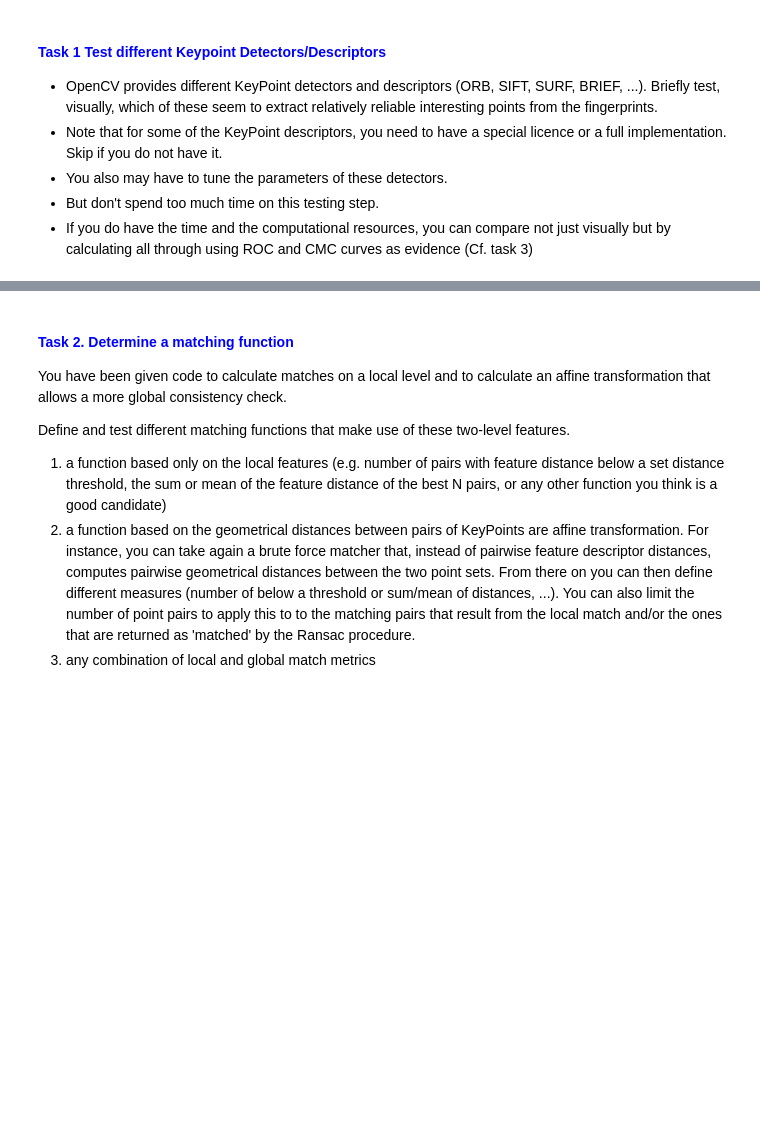
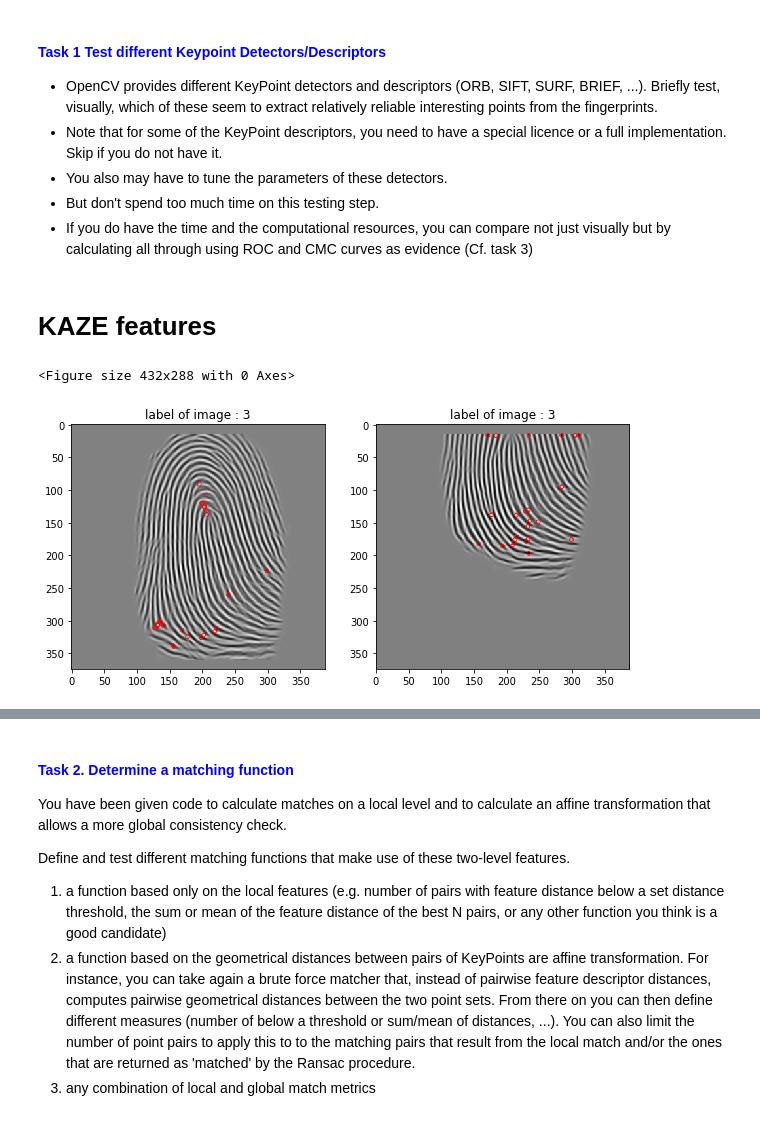
Before and after one commit to JesusGarciaRamirez/Biometrics, a Jupyter notebook: Assigment2/assignment_2.ipynb, the cells around one changed output, grey strips where cells are left out. Cells and saved outputs as stored; diff of their text form; code cells hidden in the pictures; blank space fills up the shorter version.

```diff
--- a/Assigment2/assignment_2.ipynb
+++ b/Assigment2/assignment_2.ipynb
@@ -328,3 +506,22 @@ Implement the following tasks for one of the 4 databases. I suggest either DB1 o
 * But don't spend too much time on this testing step.
 * If you do have the time and the computational resources, you can compare not just visually but by calculating all through using ROC and CMC curves as evidence (Cf. task 3)
 </font>
+# %%
+#set up
+dataset_path= "./fprdata/DB1_enhanced.p"
+detector_opts={} # Default options
+detector=cv2.ORB_create
+fpmatcher_default=fpMatcher(dataset_path,detector,detector_opts,cv2.NORM_HAMMING)
+
+#Sampling genuine pair of fp
+images,masks,labels= fpmatcher_default.get_samples_info(fpmatcher_default.sample_pairs(genuine=True))
+# %% [markdown]
+# KAZE features
+# %%
+#test sampler (same individual)
+detector=cv2.KAZE_create
+fpmatcher_kaze=fpMatcher(dataset_path,detector,detector_opts,cv2.NORM_HAMMING)
+fpmatcher_kaze.keypoint_plot(images,masks,labels)
+# %% [output]
+<Figure size 432x288 with 0 Axes>
+[figure, added]
```
Also changed, not shown: parts of 8 cells of this notebook, 1 other file.
